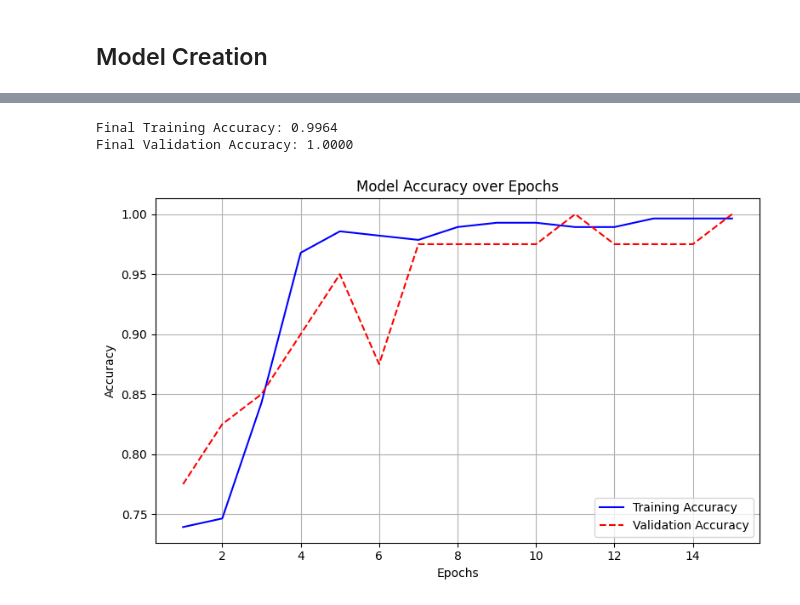
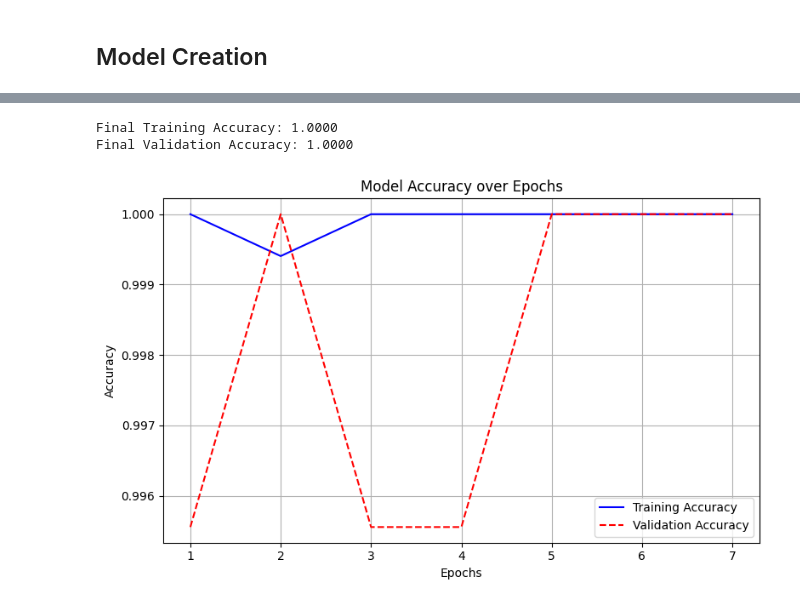
Before and after one commit to amogh-dongre/MED_RES, a Jupyter notebook: code/CapsuleNetOptimisation.ipynb, the cells around one changed output, grey strips where cells are left out. Drawn from its saved outputs; the diff is of its cells as text; code cells hidden in the pictures.

Commit message:
Updated CapsuleNet File

```diff
--- a/code/CapsuleNetOptimisation.ipynb
+++ b/code/CapsuleNetOptimisation.ipynb
@@ -401,7 +734,7 @@ Best hyperparameters: {'capsuel_dim': np.int64(1), 'conv1k': np.int64(0), 'conv1
     'dense2': [512, 1024, 2048],
 }'''
 
-values = {
+'''values = {
     'conv1s': [64, 128, 256],
     'conv1k': [3, 5, 7, 9],
     'conv2s': [64, 128,256],
@@ -413,9 +746,22 @@ values = {
     'dig_caps': [8, 16],
     'dense1': [256, 512],
     'dense2': [512, 1024],
+}'''
+values = {
+    'conv1s': [64, 128, 256, 512],
+    'conv1k': [3, 5, 7, 9, 11],
+    'conv2s': [64, 128, 256, 512],
+    'conv2k': [3, 5, 7, 9, 11],
+    'conv2str': [1, 2, 3],
+    'convrs': [64, 128, 256, 512],
+    'convrk': [3, 5, 7, 9, 11],
+    'capsuel_dim': [8, 16],
+    'dig_caps': [8, 16, 32],
+    'dense1': [256, 512, 1024],
+    'dense2': [512, 1024, 2048],
 }
 # %%
-best = {
+'''best = {
     'capsuel_dim': np.int64(1),
     'conv1k': np.int64(0),
     'conv1s': np.int64(0),
@@ -428,4 +774,4 @@ best = {
     'dense2': np.int64(1),
     'dig_caps': np.int64(1),
     'lr': np.float64(0.0001636977664949298)
-}
+}'''
@@ -634,0 +1081,19 @@ Epoch 15/30
+# %%
+import tensorflow as tf
+
+# The decoder's output is now (65, 26, 1), so it should
+# be trained to reconstruct the original X_train.
+# The resize lines are no longer needed.
+
+# Training
+history = model.fit(
+  [X_train, y_train],
+  [y_train, X_train],  # <-- FIX: Use X_train as the decoder target
+  validation_data=([X_val, y_val], [y_val, X_val]), # <-- FIX: Use X_val
+  epochs=30,
+  batch_size=8,
+  callbacks=[early_stopping, checkpoint],
+  verbose=1
+)
+
+val_loss = min(history.history['val_loss'])
@@ -651,29 +1134,28 @@ dict_keys(['functional_9_loss', 'functional_9_mse', 'lambda_9_accuracy', 'lambda
 # %%
-train_acc = history.history['lambda_9_accuracy']
-val_acc = history.history['val_lambda_9_accuracy']
+train_acc = history.history['capsule_output_accuracy']
+val_acc = history.history['val_capsule_output_accuracy']
 
 print(f"Final Training Accuracy: {train_acc[-1]:.4f}")
 print(f"Final Validation Accuracy: {val_acc[-1]:.4f}")
 # %% [output]
-Final Training Accuracy: 0.9964
+Final Training Accuracy: 1.0000
 Final Validation Accuracy: 1.0000
 # %%
 import matplotlib.pyplot as plt
 
-train_acc = history.history['lambda_9_accuracy']
-val_acc = history.history['val_lambda_9_accuracy']
-
+train_acc = history.history['capsule_output_accuracy']
+val_acc = history.history['val_capsule_output_accuracy']
 epochs = range(1, len(train_acc) + 1)
 
 plt.figure(figsize=(8, 5))
 plt.plot(epochs, train_acc, 'b-', label='Training Accuracy')
 plt.plot(epochs, val_acc, 'r--', label='Validation Accuracy')
 plt.title('Model Accuracy over Epochs')
 plt.xlabel('Epochs')
 plt.ylabel('Accuracy')
 plt.legend()
 plt.grid(True)
 plt.tight_layout()
 plt.show()
 # %% [output]
-[figure, old version]
+[figure, new version]
```
Also changed, not shown: parts of 40 cells of this notebook.
